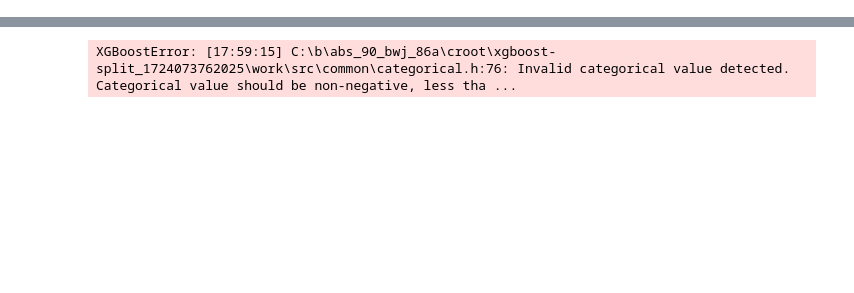
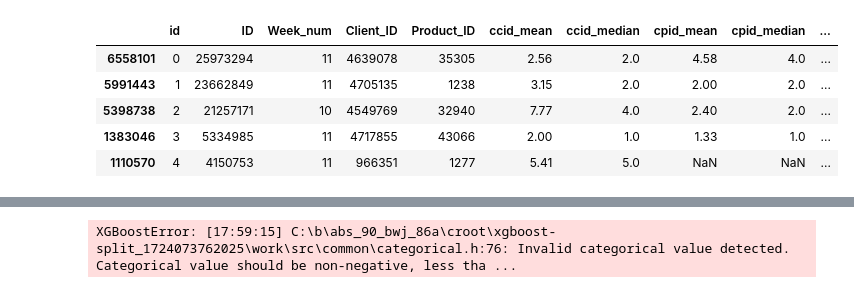
Before and after one commit to ElliotBlackstone/EWinter25_Product_Inventory, a Jupyter notebook: xgboost_EB.ipynb, the cells around one changed output, grey strips where cells are left out. Saved outputs shown, nothing was run; the diff lists cells and outputs as text; code cells hidden in the pictures; blank space fills up the shorter version.

```diff
--- a/xgboost_EB.ipynb
+++ b/xgboost_EB.ipynb
@@ -141,0 +164,43 @@ Name: Week_num_3, Length: 74180464, dtype: int32
+# %%
+# get ccid, cpid means and medians into test data
+cidmapping = pd.Series(client_stats[client_stats['ccid'].isin(test['ccid'].unique().tolist())].set_index('ccid')['adj_dem_mean'], index=client_stats[client_stats['ccid'].isin(test['ccid'].unique().tolist())]['ccid']).to_dict()
+test['ccid_mean'] = test['ccid'].map(cidmapping)
+
+cidmapping = pd.Series(client_stats[client_stats['ccid'].isin(test['ccid'].unique().tolist())].set_index('ccid')['adj_dem_median'], index=client_stats[client_stats['ccid'].isin(test['ccid'].unique().tolist())]['ccid']).to_dict()
+test['ccid_median'] = test['ccid'].map(cidmapping)
+
+pidmapping = pd.Series(product_stats[product_stats['cpid'].isin(test['cpid'].unique().tolist())].set_index('cpid')['adj_dem_mean'], index=product_stats[product_stats['cpid'].isin(test['cpid'].unique().tolist())]['cpid']).to_dict()
+test['cpid_mean'] = test['cpid'].map(pidmapping)
+
+pidmapping = pd.Series(product_stats[product_stats['cpid'].isin(test['cpid'].unique().tolist())].set_index('cpid')['adj_dem_median'], index=product_stats[product_stats['cpid'].isin(test['cpid'].unique().tolist())]['cpid']).to_dict()
+test['cpid_median'] = test['cpid'].map(pidmapping)
+
+del cidmapping, pidmapping
+
+test = test[['id', 'ID', 'Week_num', 'Client_ID', 'Product_ID', 'ccid_mean', 'ccid_median', 'cpid_mean', 'cpid_median']].sort_values(by='id')
+
+
+# get adjusted demand from previous weeks
+lagmap = pd.Series(trainIDdf[['ID', 'Wk_7_dem']].set_index('ID')['Wk_7_dem'], index=trainIDdf['ID'].tolist()).to_dict()
+test['lag_3'] = test['ID'].map(lagmap)
+
+lagmap = pd.Series(trainIDdf[['ID', 'Wk_8_dem']].set_index('ID')['Wk_8_dem'], index=trainIDdf['ID'].tolist()).to_dict()
+test['lag_2'] = test['ID'].map(lagmap)
+
+lagmap = pd.Series(trainIDdf[['ID', 'Wk_9_dem']].set_index('ID')['Wk_9_dem'], index=trainIDdf['ID'].tolist()).to_dict()
+test['lag_1'] = test['ID'].map(lagmap)
+
+del lagmap
+
+
+test['Client_ID'] = test['Client_ID'].astype('category')
+test['Product_ID'] = test['Product_ID'].astype('category')
+
+test.head()
+# %% [output]
+|  | id | ID | Week_num | Client_ID | Product_ID | ccid_mean | ccid_median | cpid_mean | cpid_median | ... |
+| 6558101 | 0 | 25973294 | 11 | 4639078 | 35305 | 2.56 | 2.0 | 4.58 | 4.0 | ... |
+| 5991443 | 1 | 23662849 | 11 | 4705135 | 1238 | 3.15 | 2.0 | 2.00 | 2.0 | ... |
+| 5398738 | 2 | 21257171 | 10 | 4549769 | 32940 | 7.77 | 4.0 | 2.40 | 2.0 | ... |
+| 1383046 | 3 | 5334985 | 11 | 4717855 | 43066 | 2.00 | 1.0 | 1.33 | 1.0 | ... |
+| 1110570 | 4 | 4150753 | 11 | 966351 | 1277 | 5.41 | 5.0 | NaN | NaN | ... |
```
Also changed, not shown: parts of 45 cells of this notebook.
